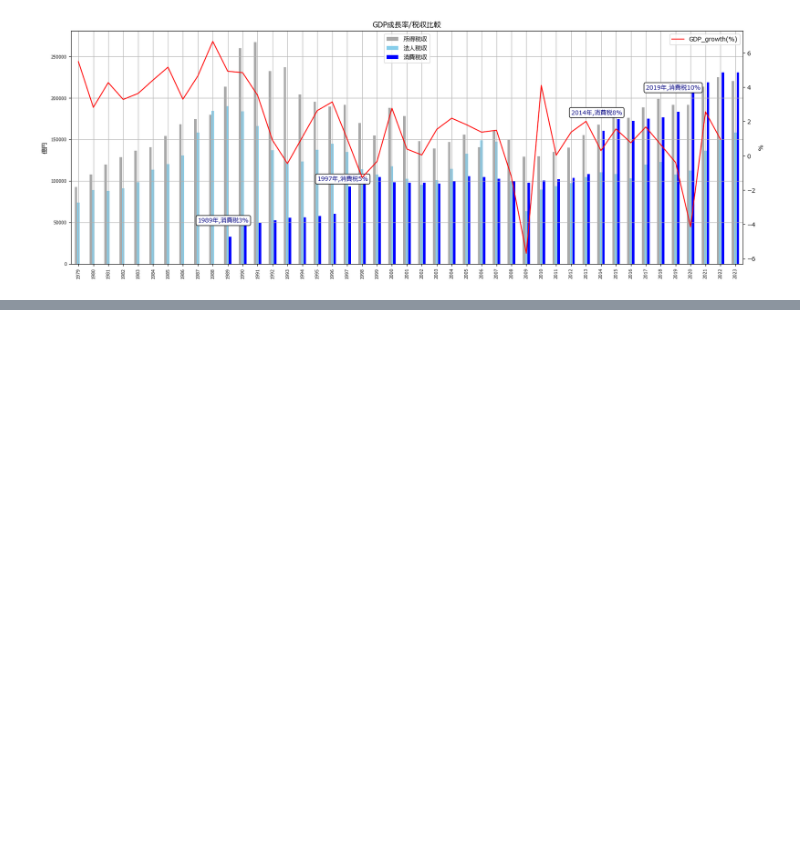
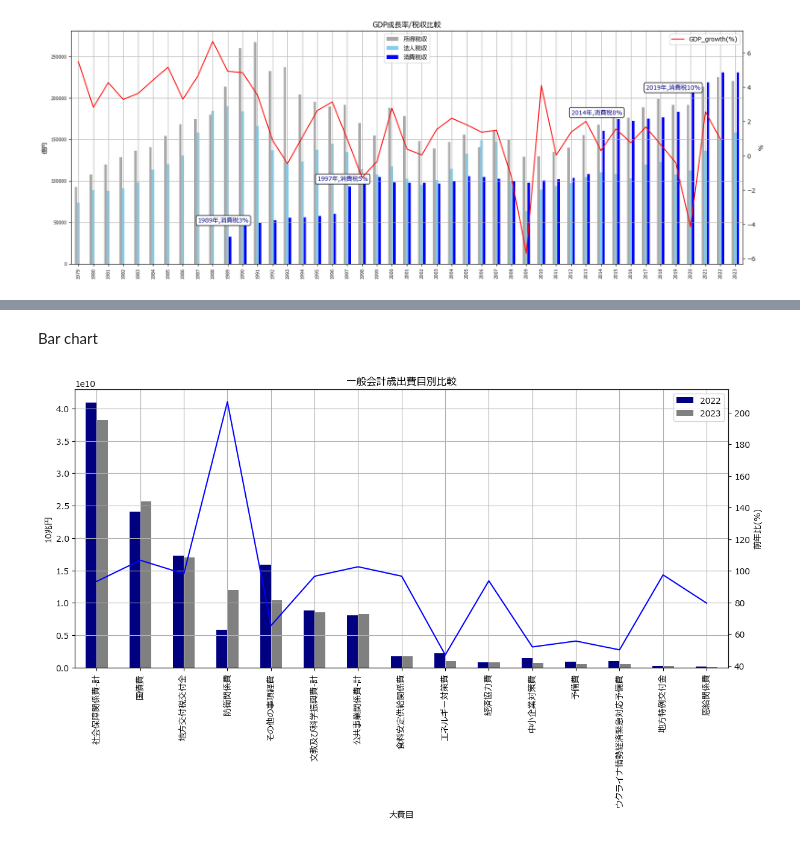
Before and after one commit to Pipikopimame/orbe_public2, a Jupyter notebook: 政府一般会計歳出.ipynb, the cells around one changed output, grey strips where cells are left out. Saved outputs shown, nothing was run; the diff lists cells and outputs as text; code cells hidden in the pictures; blank space fills up the shorter version.

```diff
--- a/政府一般会計歳出.ipynb
+++ b/政府一般会計歳出.ipynb
@@ -14,13 +14,26 @@ df = pd.read_sql(query,engine)
 query = '''SELECT* FROM general_ex WHERE 大費目 = '合計' and year != '2024' ORDER BY year ASC; '''
 query2 = '''SELECT * FROM general_ex WHERE 大費目~*'防衛' and year != '2024'ORDER BY year ASC;'''
 query3 = '''SELECT * FROM general_ex WHERE 大費目 = '社会保障関係費-計';'''
+query4 = '''SELECT * FROM general_ex WHERE year = '2022' and 大費目 IN ('社会保障関係費-計','文教及び科学振興費-計','国債費','恩給関係費','地方交付税交付金','地方特例交付金',
+														'防衛関係費','公共事業関係費-計','経済協力費','中小企業対策費','エネルギー対策費','食料安定供給関係費',
+														'その他の事項経費','原油価格・物価高騰対策及び賃上げ促進環境整備対応予備費','ウクライナ情勢経済緊急対応予備費',
+														'予備費')UNION
+SELECT * FROM general_ex WHERE year = '2023' and 大費目 IN ('社会保障関係費-計','文教及び科学振興費-計','国債費','恩給関係費','地方交付税交付金','地方特例交付金',
+														'防衛関係費','公共事業関係費-計','経済協力費','中小企業対策費','エネルギー対策費','食料安定供給関係費',
+														'その他の事項経費','原油価格・物価高騰対策及び賃上げ促進環境整備対応予備費','ウクライナ情勢経済緊急対応予備費',
+														'予備費') ORDER BY year ASC;'''
+query5 = '''SELECT * FROM general_ex WHERE 大費目 IN ('社会保障関係費-計','文教及び科学振興費-計','国債費','恩給関係費','地方交付税交付金','地方特例交付金',
+														'防衛関係費','公共事業関係費-計','経済協力費','中小企業対策費','エネルギー対策費','食料安定供給関係費',
+														'その他の事項経費','原油価格・物価高騰対策及び賃上げ促進環境整備対応予備費','ウクライナ情勢経済緊急対応予備費',
+														'予備費','合計') ORDER BY year ASC;'''
+
 df = pd.read_sql(query,engine)
 df2 = pd.read_sql(query2,engine)
-df3 = df2['合計']/df['合計']*100
+df3 = round(df2['合計']/df['合計']*100,2)
 df4 = pd.read_sql(query3,engine)
-df5 = df4['合計']/df['合計']*100
+df5 = round(df4['合計']/df['合計']*100,2)
 df6 = df.set_index('year')
 df5.drop(index=[60],inplace=True)
+df9 = pd.read_sql(query4,engine)
 df7 = pd.DataFrame({'防衛関係費比率(%)':df3.values},index=df2['year'])
 df8 = pd.DataFrame({'社会保障関係費比率(%)':df5.values},index=df2['year'])
-df7
@@ -155,0 +152,10 @@ plt.show()
+# %%
+df1 = pd.DataFrame({'大費目':df9.loc[0:14,'大費目'],'2022':df9.loc[0:14,'合計']})
+df2 = pd.DataFrame({'大費目':df9.loc[14:,'大費目'],'2023':df9.loc[14:,'合計']})
+df3 = df1.merge(df2,on='大費目',how='outer')
+df3['%'] = round(df3['2023']/df3['2022']*100,2)
+df3.sort_values(by=['2023'],ascending=False,inplace=True)
+df3.reset_index(drop=True,inplace=True)
+df3.drop(index=0,inplace=True)
+df3.set_index('大費目',inplace=True)
+df3
@@ -155,0 +180,17 @@ plt.show()
+# %% [markdown]
+<p>Bar chart</p>
+# %%
+fig,ax = plt.subplots(1,1,figsize=(14,6))
+ax2 = ax.twinx()
+ax.tick_params(axis='both',labelsize=10)
+ax.set_ylabel('10兆円')
+ax2.set_ylabel('前年比(%)')
+ax.set_title('一般会計歳出費目別比較')
+df3.iloc[0:,[0,1]].plot(ax=ax,kind='bar',color=['navy','grey'])
+#df3.iloc[0:,0].plot(ax=ax,kind='bar',color='red')
+df3.iloc[0:,2].plot(ax=ax2,kind='line',color='blue')
+ax.grid(True)
+
+plt.show()
+# %% [output]
+[figure, added]
```
Also changed, not shown: parts of 5 cells of this notebook.
